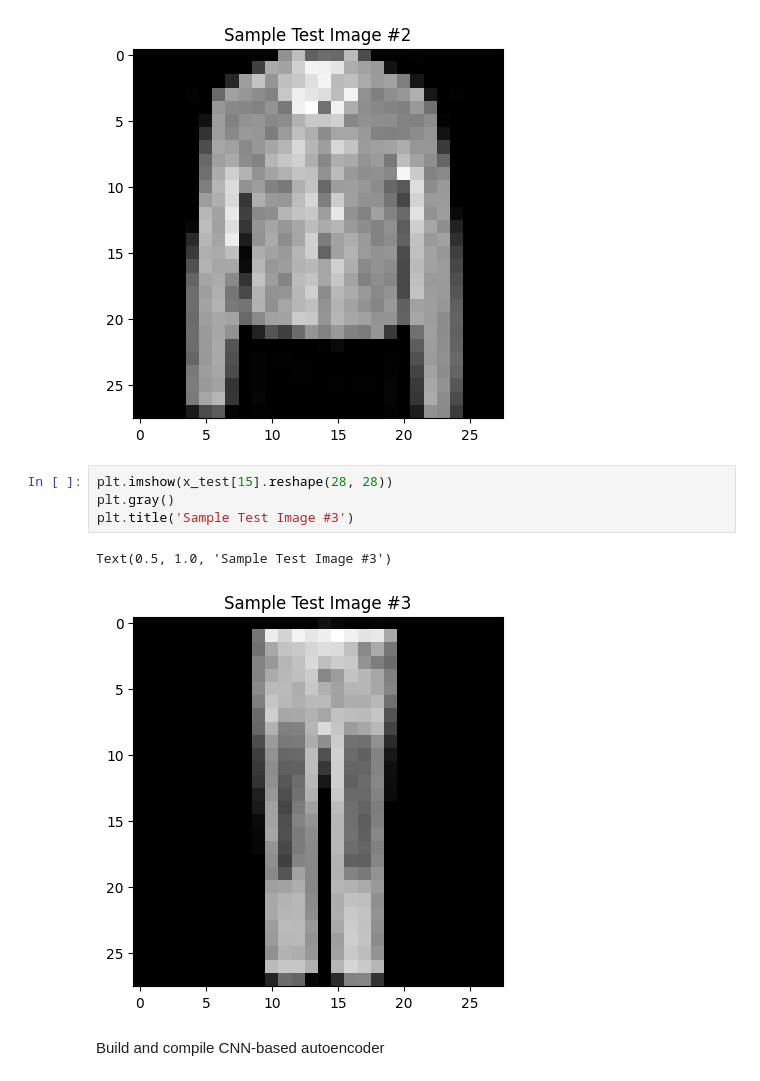
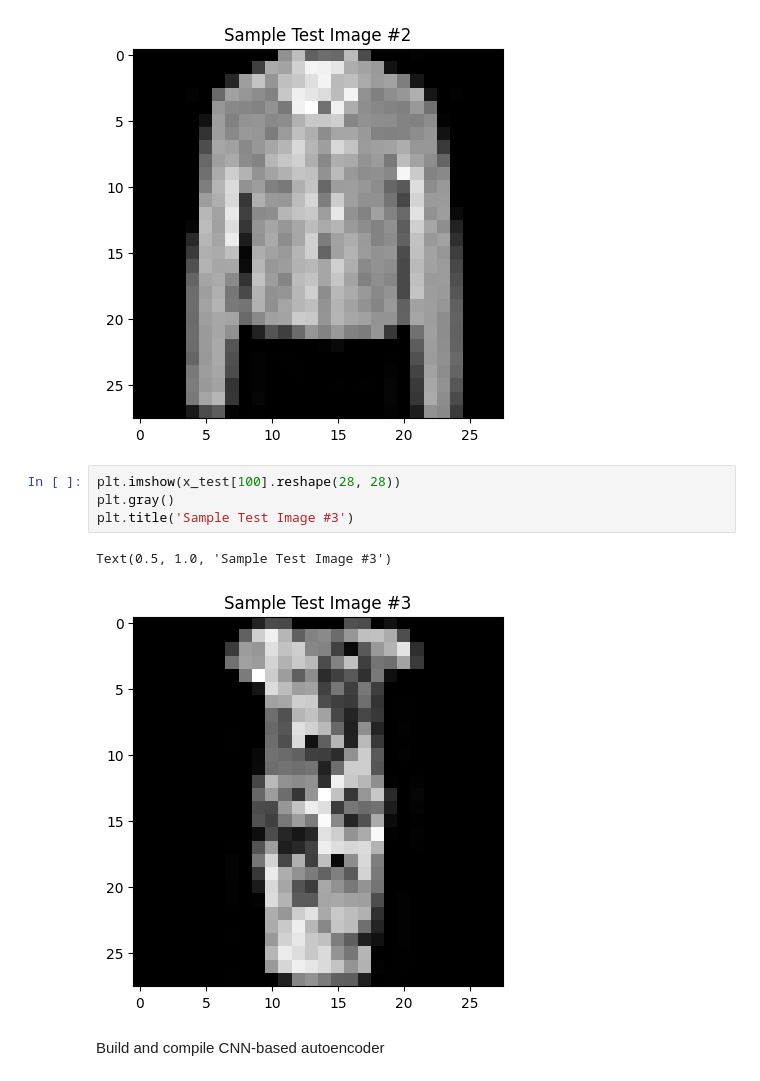
Before and after one commit to laurenwisniewski/DS4002-Project-3, a Jupyter notebook: DS_Project_3.ipynb, the cells around one changed output. Cells and saved outputs as stored; diff of their text form.

```diff
--- a/DS_Project_3.ipynb
+++ b/DS_Project_3.ipynb
@@ -87,12 +87,12 @@ plt.title('Sample Test Image #2')
 Text(0.5, 1.0, 'Sample Test Image #2')
 [figure]
 # %%
-plt.imshow(x_test[15].reshape(28, 28))
+plt.imshow(x_test[100].reshape(28, 28))
 plt.gray()
 plt.title('Sample Test Image #3')
 # %% [output]
 Text(0.5, 1.0, 'Sample Test Image #3')
-[figure, old version]
+[figure, new version]
 # %% [markdown]
 Build and compile CNN-based autoencoder
 # %%
```
